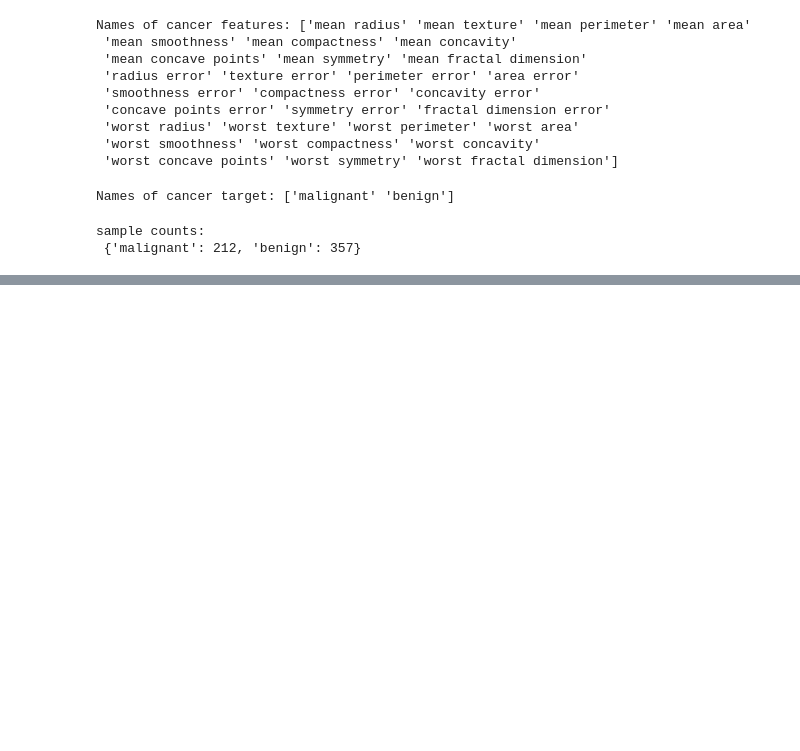
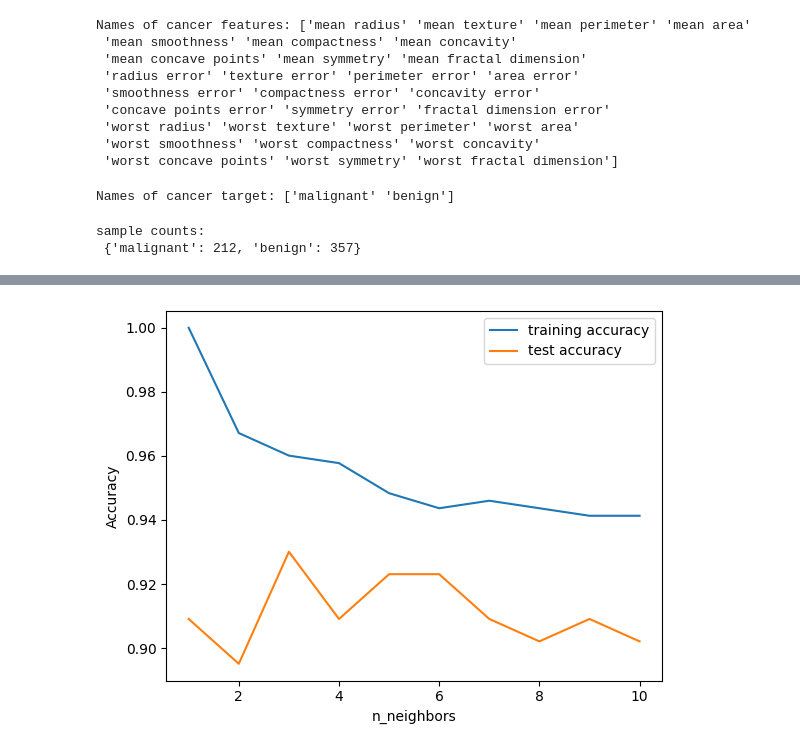
Before and after one commit to it-AVNG/ML_AI_study, a Jupyter notebook: intro2ML/chapter2/breast_cancer.ipynb, the cells around one changed output, grey strips where cells are left out. Drawn from its saved outputs; the diff is of its cells as text; code cells hidden in the pictures; blank space fills up the shorter version.

```diff
--- a/intro2ML/chapter2/breast_cancer.ipynb
+++ b/intro2ML/chapter2/breast_cancer.ipynb
@@ -68,5 +68,5 @@ plt.plot(neighbors_setting, test_accuracy, label="test accuracy")
 
 plt.ylabel("Accuracy")
 plt.xlabel("n_neighbors")
-plt.legends()
+plt.legend()
 # %% [output]
@@ -73,0 +74 @@ ImportError: cannot import name 'plt' from 'matplotlib.pyplot' (/home/it_avng/te
+[figure, added]
```
Also changed, not shown: parts of 2 cells of this notebook.
